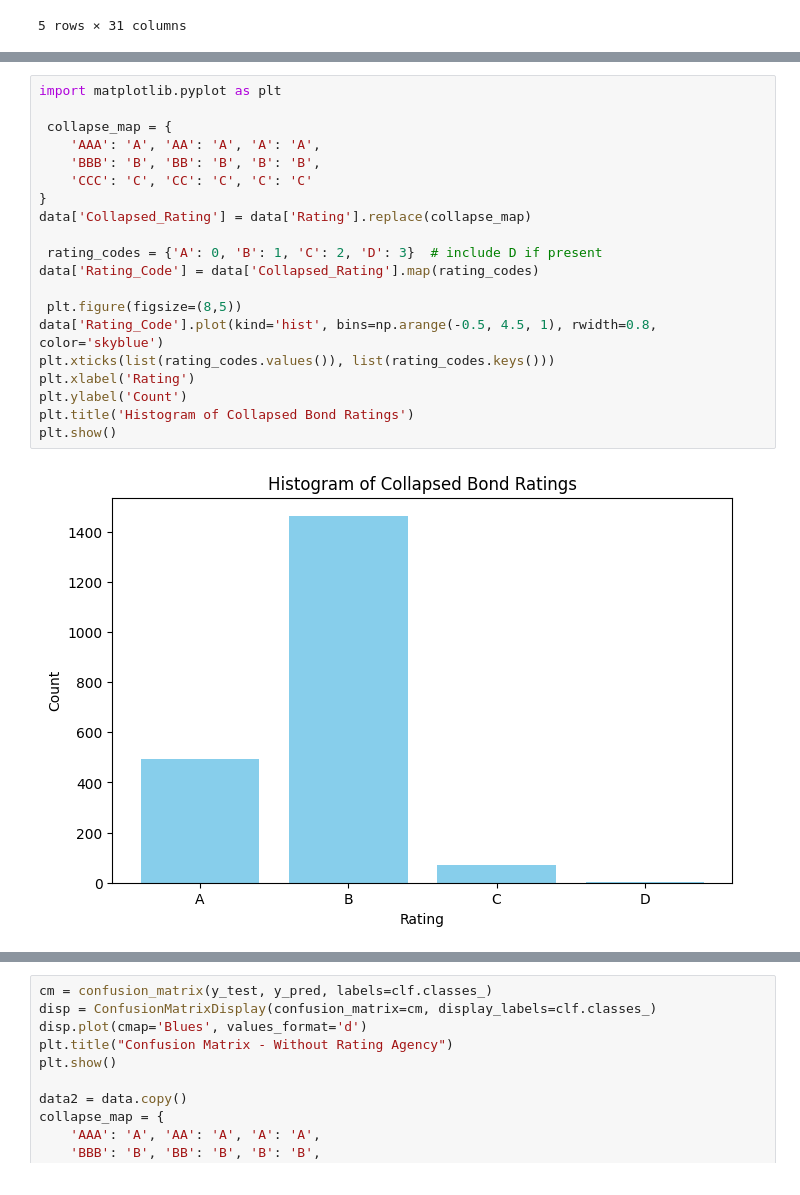
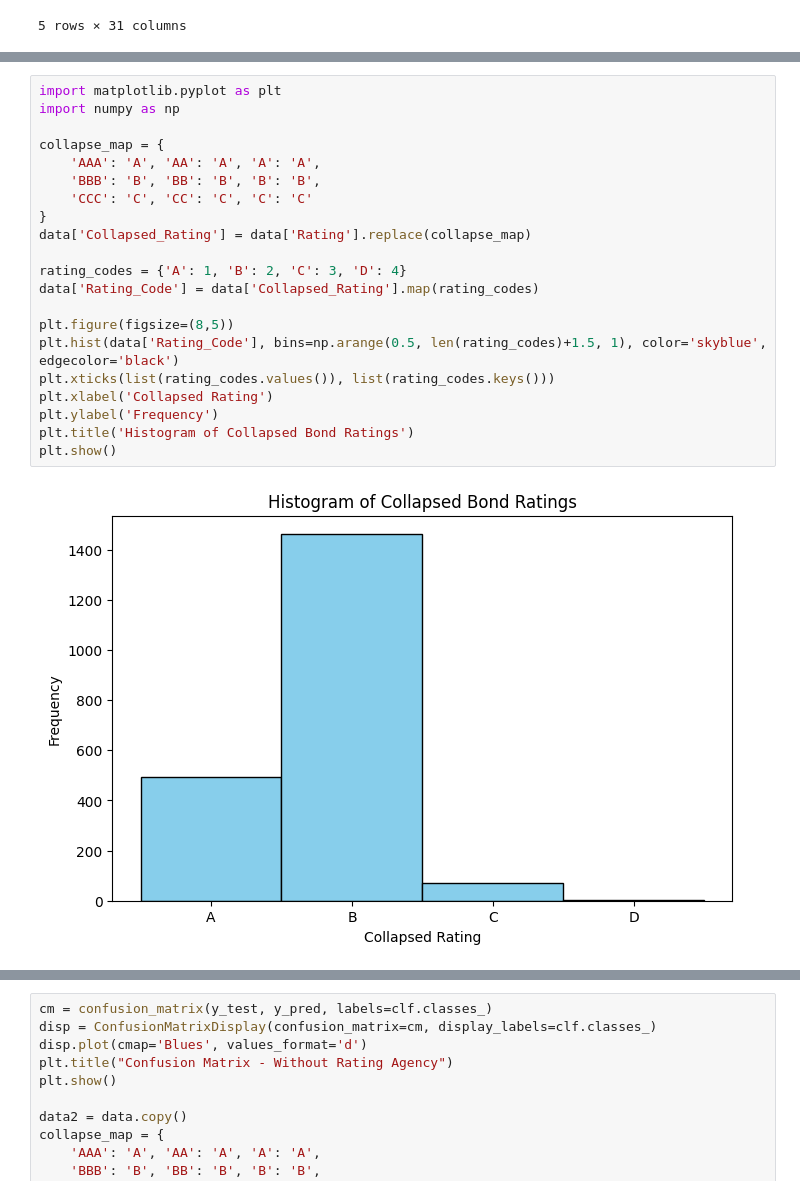
Before and after one commit to hildj/trees_assignment, a Jupyter notebook: assignment.ipynb, the cells around one changed output, grey strips where cells are left out. Drawn from its saved outputs; the diff is of its cells as text.

```diff
--- a/assignment.ipynb
+++ b/assignment.ipynb
@@ -166,25 +108,26 @@ First few rows of data:
 # %%
 import matplotlib.pyplot as plt
+import numpy as np
 
- collapse_map = {
+collapse_map = {
     'AAA': 'A', 'AA': 'A', 'A': 'A',
     'BBB': 'B', 'BB': 'B', 'B': 'B',
     'CCC': 'C', 'CC': 'C', 'C': 'C'
 }
 data['Collapsed_Rating'] = data['Rating'].replace(collapse_map)
 
- rating_codes = {'A': 0, 'B': 1, 'C': 2, 'D': 3}  # include D if present
+rating_codes = {'A': 1, 'B': 2, 'C': 3, 'D': 4}
 data['Rating_Code'] = data['Collapsed_Rating'].map(rating_codes)
 
- plt.figure(figsize=(8,5))
-data['Rating_Code'].plot(kind='hist', bins=np.arange(-0.5, 4.5, 1), rwidth=0.8, color='skyblue')
+plt.figure(figsize=(8,5))
+plt.hist(data['Rating_Code'], bins=np.arange(0.5, len(rating_codes)+1.5, 1), color='skyblue', edgecolor='black')
 plt.xticks(list(rating_codes.values()), list(rating_codes.keys()))
-plt.xlabel('Rating')
-plt.ylabel('Count')
+plt.xlabel('Collapsed Rating')
+plt.ylabel('Frequency')
 plt.title('Histogram of Collapsed Bond Ratings')
 plt.show()
 # %% [output]
-[figure, old version]
+[figure, new version]
 # %%
 import pandas as pd
 import numpy as np
```
Also changed, not shown: parts of 7 cells of this notebook.
